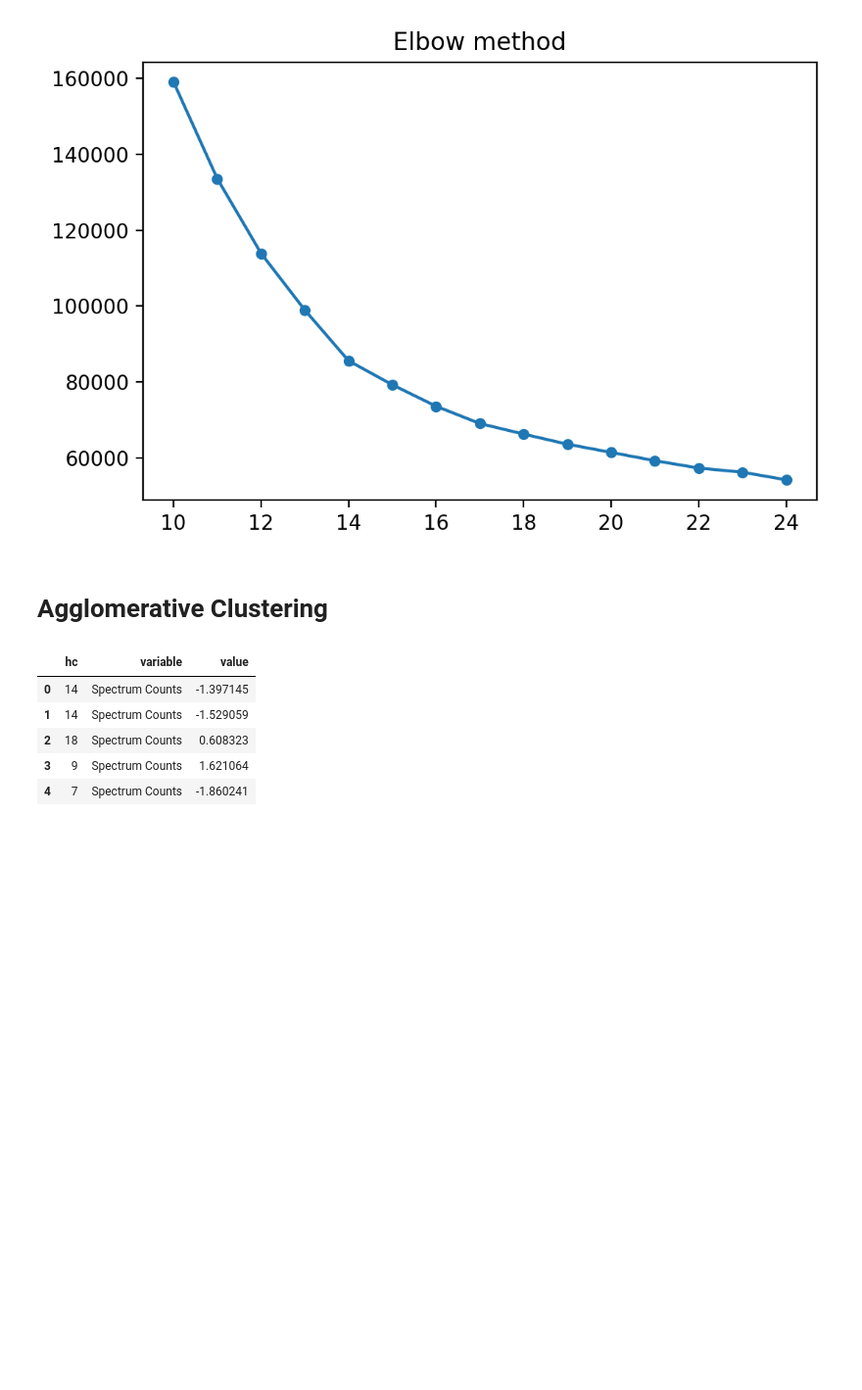
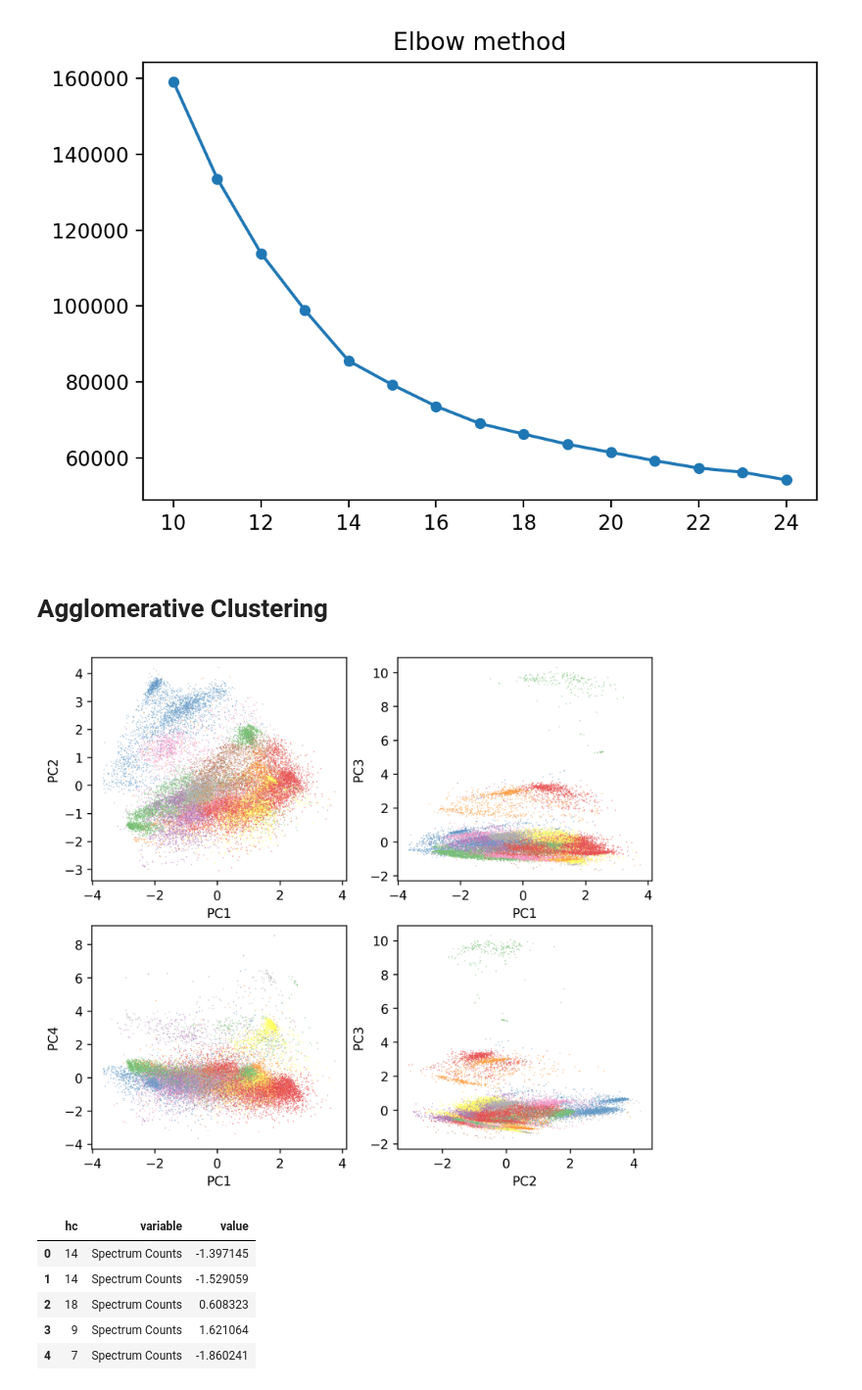
Before and after one commit to mattlamachado/MineralogicData_Clustering, a Jupyter notebook: ZM_clustering_v1.ipynb, the cells around one changed output. Shown at 98% size. Cells and saved outputs as stored; diff of their text form; code cells hidden in the pictures; blank space fills up the shorter version.

```diff
--- a/ZM_clustering_v1.ipynb
+++ b/ZM_clustering_v1.ipynb
@@ -190,11 +276,16 @@ X
 # %%
 y = X[['Mineral Classification']]
-X.drop('Mineral Classification', axis = 1, inplace = True)
 
-XTrain, XTest, yTrain, yTest = train_test_split(X, y, test_size=0.9)
+XTrain, XTest, yTrain, yTest = train_test_split(X.drop('Mineral Classification', axis = 1),
+                                                y[['Mineral Classification']],
+                                                train_size = 0.04,
+                                                stratify = y[['Mineral Classification']])
+
+yTrain, yTest = pd.DataFrame(yTrain), pd.DataFrame(yTest)
 
 for i in [XTrain, XTest, yTrain, yTest]:
     i.reset_index(inplace=True, drop = True)
 
-display(XTrain.shape, XTest.shape, XTrain.head(), XTest.head(), yTrain.head(), yTest.head())
+display(XTrain.shape, XTest.shape, )
+# XTrain.head(), XTest.head(), yTrain.head(), yTest.head())
 # %% [output]
@@ -276,3 +330,77 @@ XTrain['hc'] = y_hc
+# %%
+pca_train = pd.DataFrame(data = PCA(4).fit_transform(XTrain.loc[:, 'Spectrum Counts':'Zn']),
+                columns = ['PC1', 'PC2','PC3', 'PC4'])
+# %%
+# PC vs PC
+
+plt.figure(figsize = (20*cm, 18*cm), dpi = 250)
+
+# Config
+alpha = 0.5
+size = 0.8
+minerals = yTrain['hc']
+palet = 'Set1'
+legenda = False
+
+plt.subplot(2,2,1)
+
+sns.scatterplot(
+    data = pca_train,
+    x = 'PC1',
+    y = 'PC2',
+    s = size,
+    alpha = alpha,
+    # color = 'black',
+    hue = minerals,
+    palette = palet,
+    legend=legenda
+)
+
+plt.subplot(2,2,2)
+
+sns.scatterplot(
+    data = pca_train,
+    x = 'PC1',
+    y = 'PC3',
+    s = size,
+    alpha = alpha,
+      # color = 'black',
+    hue = minerals,
+    palette = palet,
+    legend=legenda
+)
+
+plt.subplot(2,2,3)
+
+sns.scatterplot(
+    data = pca_train,
+    x = 'PC1',
+    y = 'PC4',
+    s = size,
+    alpha = alpha,
+        # color = 'black',
+    hue = minerals,
+    palette = palet,
+    legend=legenda
+)
+
+plt.subplot(2,2,4)
+
+sns.scatterplot(
+    data = pca_train,
+    x = 'PC2',
+    y = 'PC3',
+    s = size,
+    alpha = alpha,
+        # color = 'black',
+    hue = minerals,
+    palette = palet,
+    legend=legenda
+)
+
+plt.show()
+# %% [output]
+[figure, added]
 # %%
 db_melt = XTrain.melt(id_vars= ['hc'])
 db_melt.head()
```
Also changed, not shown: parts of 39 cells of this notebook.
